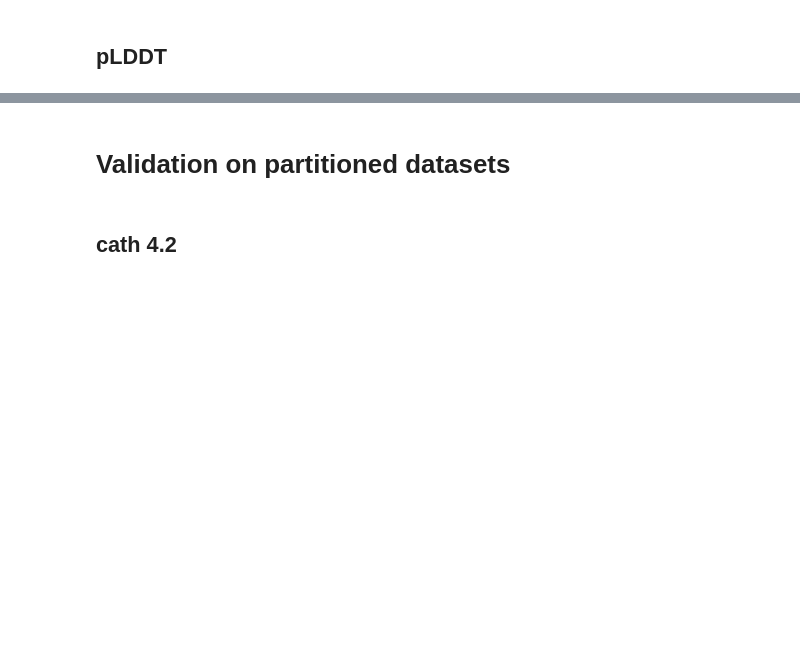
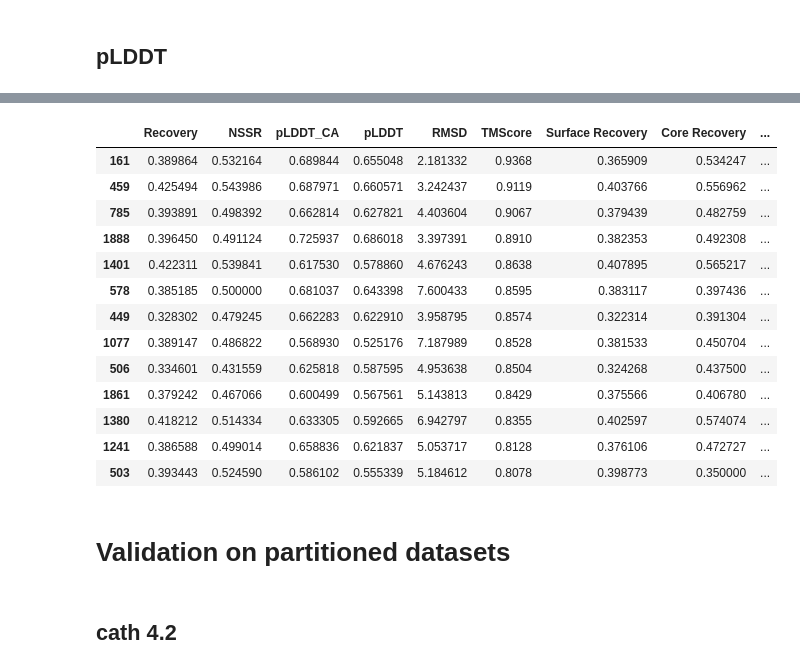
Before and after one commit to gersteinlab/BC-Design, a Jupyter notebook: visualization.ipynb, the cells around one changed output, grey strips where cells are left out. Drawn from its saved outputs; the diff is of its cells as text; code cells hidden in the pictures; blank space fills up the shorter version.

```diff
--- a/visualization.ipynb
+++ b/visualization.ipynb
@@ -414,0 +1296,8 @@ Passing `palette` without assigning `hue` is deprecated and will be removed in v
+# %%
+import pandas as pd
+
+# Specify the path to the CSV file
+file_path = './test_results/SBC2-sum3-minlrdiv1-bs4-lr00002-epoch20-test/AFDB2000/test_results.csv'
+
+# Read the CSV file
+data = pd.read_csv(file_path)
@@ -415,3 +1313,20 @@ Passing `palette` without assigning `hue` is deprecated and will be removed in v
+# %%
+data[(data['Sequence_Length'] > 500) & (data['TMScore'] > 0.8)].sort_values('TMScore', ascending=False)
+# %% [output]
+|  | Recovery | NSSR | pLDDT_CA | pLDDT | RMSD | TMScore | Surface Recovery | Core Recovery | ... |
+| 161 | 0.389864 | 0.532164 | 0.689844 | 0.655048 | 2.181332 | 0.9368 | 0.365909 | 0.534247 | ... |
+| 459 | 0.425494 | 0.543986 | 0.687971 | 0.660571 | 3.242437 | 0.9119 | 0.403766 | 0.556962 | ... |
+| 785 | 0.393891 | 0.498392 | 0.662814 | 0.627821 | 4.403604 | 0.9067 | 0.379439 | 0.482759 | ... |
+| 1888 | 0.396450 | 0.491124 | 0.725937 | 0.686018 | 3.397391 | 0.8910 | 0.382353 | 0.492308 | ... |
+| 1401 | 0.422311 | 0.539841 | 0.617530 | 0.578860 | 4.676243 | 0.8638 | 0.407895 | 0.565217 | ... |
+| 578 | 0.385185 | 0.500000 | 0.681037 | 0.643398 | 7.600433 | 0.8595 | 0.383117 | 0.397436 | ... |
+| 449 | 0.328302 | 0.479245 | 0.662283 | 0.622910 | 3.958795 | 0.8574 | 0.322314 | 0.391304 | ... |
+| 1077 | 0.389147 | 0.486822 | 0.568930 | 0.525176 | 7.187989 | 0.8528 | 0.381533 | 0.450704 | ... |
+| 506 | 0.334601 | 0.431559 | 0.625818 | 0.587595 | 4.953638 | 0.8504 | 0.324268 | 0.437500 | ... |
+| 1861 | 0.379242 | 0.467066 | 0.600499 | 0.567561 | 5.143813 | 0.8429 | 0.375566 | 0.406780 | ... |
+| 1380 | 0.418212 | 0.514334 | 0.633305 | 0.592665 | 6.942797 | 0.8355 | 0.402597 | 0.574074 | ... |
+| 1241 | 0.386588 | 0.499014 | 0.658836 | 0.621837 | 5.053717 | 0.8128 | 0.376106 | 0.472727 | ... |
+| 503 | 0.393443 | 0.524590 | 0.586102 | 0.555339 | 5.184612 | 0.8078 | 0.398773 | 0.350000 | ... |
 # %% [markdown]
 # Validation on partitioned datasets
 # %% [markdown]
```
Also changed, not shown: parts of 179 cells of this notebook, 8 other files.
